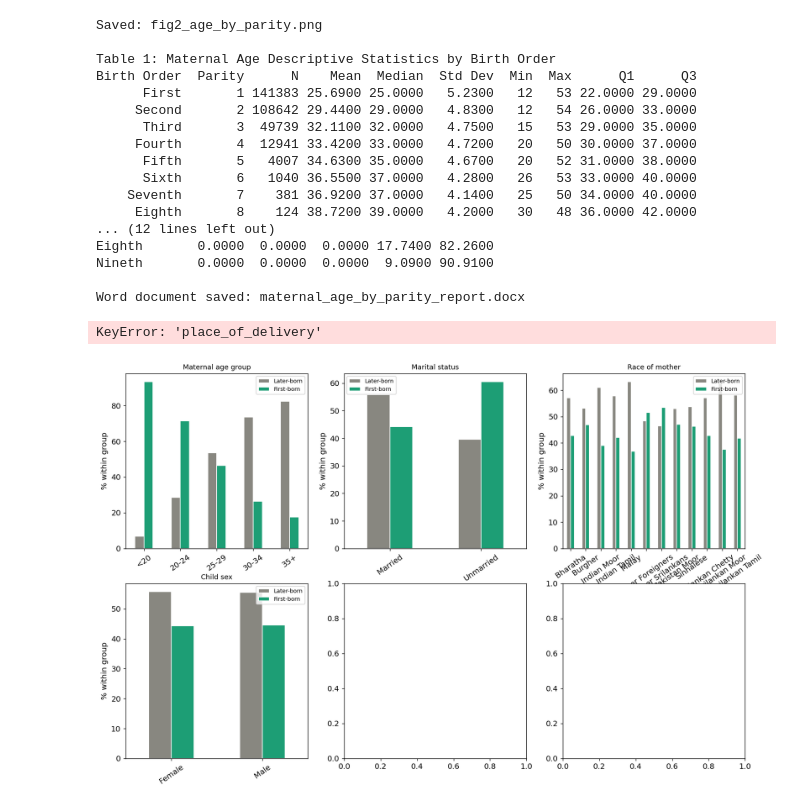
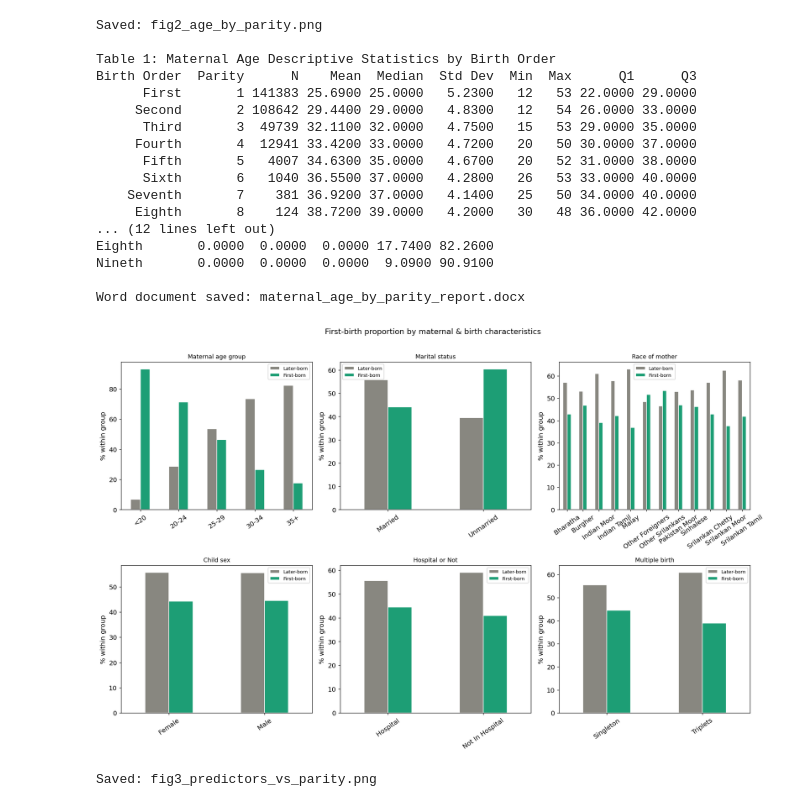
Before and after one commit to Dhanushkaprabhath2001/parity-patterns-sri-lanka, a Jupyter notebook: model_fitting/2010/models(2010).ipynb, the cells around one changed output. Saved outputs shown, nothing was run; the diff lists cells and outputs as text; code cells hidden in the pictures.

```diff
--- a/model_fitting/2010/models(2010).ipynb
+++ b/model_fitting/2010/models(2010).ipynb
@@ -660,37 +660,37 @@ Eighth       0.0000  0.0000  0.0000 17.7400 82.2600
 Nineth       0.0000  0.0000  0.0000  9.0900 90.9100
 
 Word document saved: maternal_age_by_parity_report.docx
-# %%
-# 3.3  Categorical predictors vs first-birth (parity_binary)
-PLOT_VARS = [
-    ('age_group',        'Maternal age group'),
-    ('marital_status',   'Marital status'),
-    ('race_mother',      'Race of mother'),
-    ('child_sex',        'Child sex'),
-    ('place_of_delivery','Place of delivery'),
-    ('multiple_birth',   'Multiple birth'),
-]
-
-fig, axes = plt.subplots(2, 3, figsize=(16, 10))
-axes = axes.flatten()
-
-for ax, (var, label) in zip(axes, PLOT_VARS):
-    ct = pd.crosstab(df[var], df['parity_binary'], normalize='index') * 100
-    ct.columns = ['Later-born', 'First-born']
-    ct.plot(kind='bar', ax=ax,
-            color=['#888780', '#1D9E75'], edgecolor='white')
-    ax.set_title(label, fontsize=10)
-    ax.set_xlabel('')
-    ax.set_ylabel('% within group')
-    ax.tick_params(axis='x', rotation=35)
-    ax.legend(fontsize=8)
-
-plt.suptitle('First-birth proportion by maternal & birth characteristics',
-             fontsize=13, y=1.01)
-plt.tight_layout()
-plt.savefig('fig3_predictors_vs_parity.png', dpi=150, bbox_inches='tight')
-plt.show()
-print('Saved: fig3_predictors_vs_parity.png')
-# %% [output]
-KeyError: 'place_of_delivery'
-[figure, removed]
+# %%
+# 3.3 Categorical predictors vs first-birth (parity_binary)
+PLOT_VARS = [
+    ('age_group',        'Maternal age group'),
+    ('marital_status',   'Marital status'),
+    ('race_mother',      'Race of mother'),
+    ('child_sex',        'Child sex'),
+    ('Hospital or Not',  'Hospital or Not'),  # Fixed: use exact column name
+    ('multiple_birth',   'Multiple birth'),
+]
+
+fig, axes = plt.subplots(2, 3, figsize=(16, 10))
+axes = axes.flatten()
+
+for ax, (var, label) in zip(axes, PLOT_VARS):
+    ct = pd.crosstab(df[var], df['parity_binary'], normalize='index') * 100
+    ct.columns = ['Later-born', 'First-born']
+    ct.plot(kind='bar', ax=ax,
+            color=['#888780', '#1D9E75'], edgecolor='white')
+    ax.set_title(label, fontsize=10)
+    ax.set_xlabel('')
+    ax.set_ylabel('% within group')
+    ax.tick_params(axis='x', rotation=35)
+    ax.legend(fontsize=8)
+
+plt.suptitle('First-birth proportion by maternal & birth characteristics',
+             fontsize=13, y=1.01)
+plt.tight_layout()
+plt.savefig('fig3_predictors_vs_parity.png', dpi=150, bbox_inches='tight')
+plt.show()
+print('Saved: fig3_predictors_vs_parity.png')
+# %% [output]
+[figure, added]
+Saved: fig3_predictors_vs_parity.png
```
Also changed, not shown: parts of 35 cells of this notebook.
